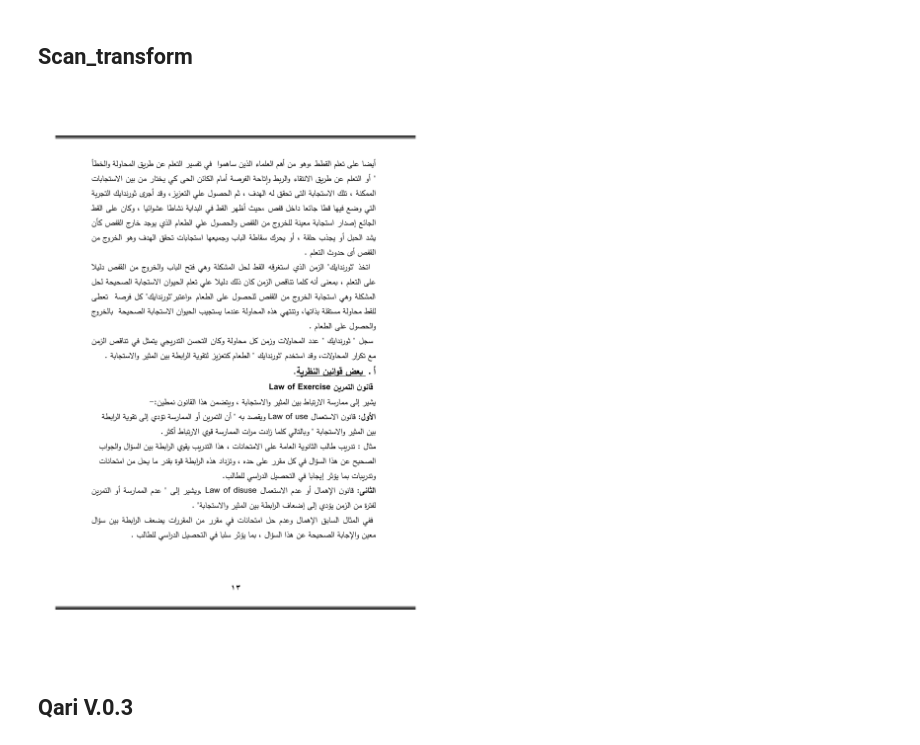
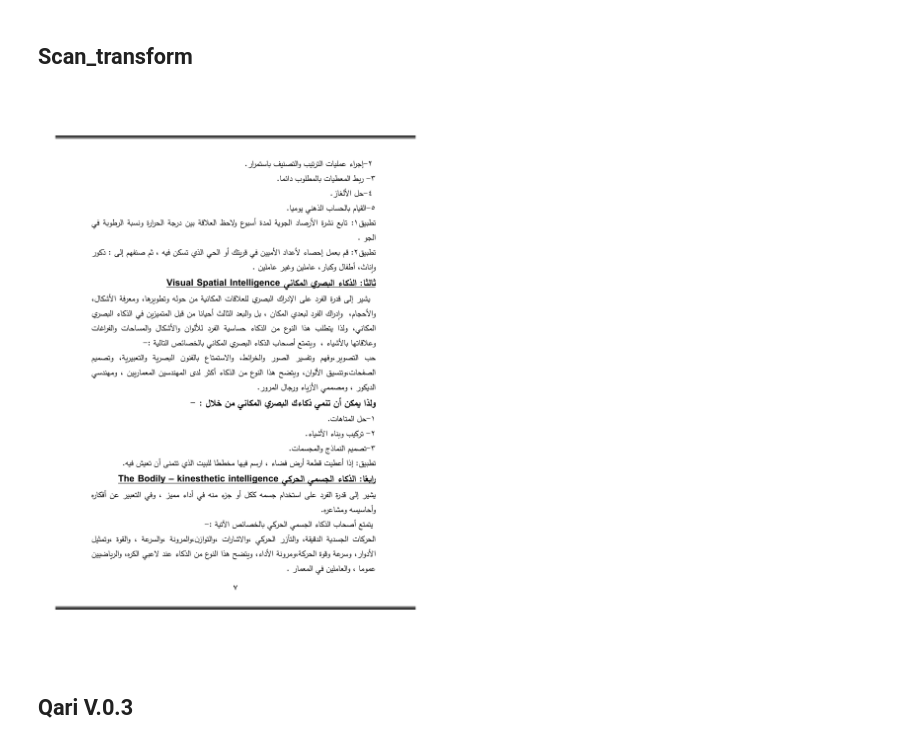
Before and after one commit to Marwan-Adawi/Graduation_Proj, a Jupyter notebook: OCR.ipynb, the cells around one changed output. Saved outputs shown, nothing was run; the diff lists cells and outputs as text; code cells hidden in the pictures.

```diff
--- a/OCR.ipynb
+++ b/OCR.ipynb
@@ -45,8 +24,8 @@ for image in pdf:
     transformed_images.append(transformed)
 # %%
-pdf[8]
+pdf[2]
 # %% [output]
-[figure, old version]
+[figure, new version]
 # %% [markdown]
 ## Qari V.0.3
 # %%
```
Also changed, not shown: parts of 13 cells of this notebook, 1 other file.
